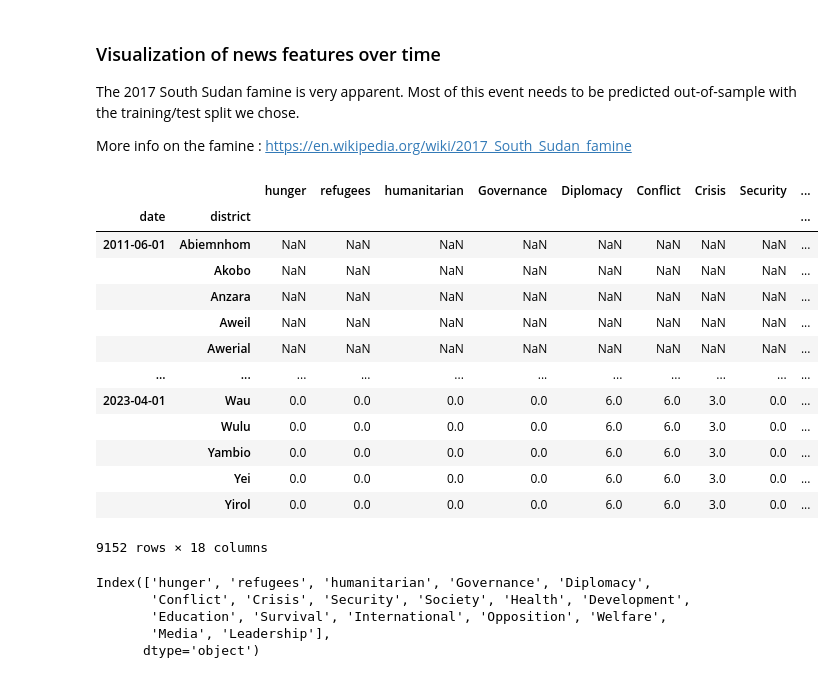
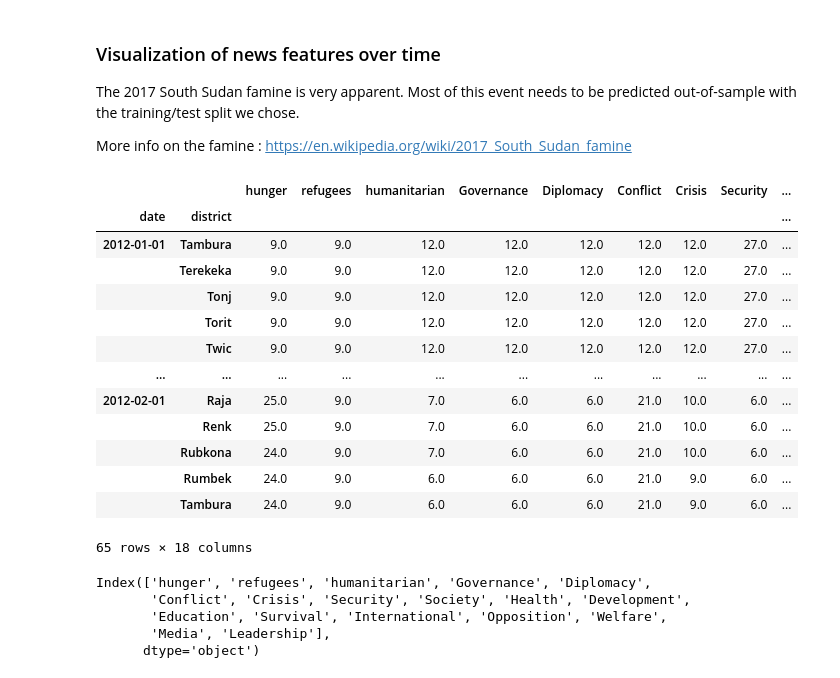
Before and after one commit to EKarasevnl/DC3-Group-13, a Jupyter notebook: predictions_modified.ipynb, the cells around one changed output. Cells and saved outputs as stored; diff of their text form; code cells hidden in the pictures.

```diff
--- a/predictions_modified.ipynb
+++ b/predictions_modified.ipynb
@@ -260,24 +253,24 @@ More info on the famine : https://en.wikipedia.org/wiki/2017_South_Sudan_famine
 # %%
 # country wide news features
 news_features = create_news_features(news_df.columns[2:-1])
 
 # news_features.plot();
-news_features
+news_features.iloc[500:565]
 # %% [output]
 |  |  | hunger | refugees | humanitarian | Governance | Diplomacy | Conflict | Crisis | Security | ... |
 | date | district |  |  |  |  |  |  |  |  | ... |
-| 2011-06-01 | Abiemnhom | NaN | NaN | NaN | NaN | NaN | NaN | NaN | NaN | ... |
-|  | Akobo | NaN | NaN | NaN | NaN | NaN | NaN | NaN | NaN | ... |
-|  | Anzara | NaN | NaN | NaN | NaN | NaN | NaN | NaN | NaN | ... |
-|  | Aweil | NaN | NaN | NaN | NaN | NaN | NaN | NaN | NaN | ... |
-|  | Awerial | NaN | NaN | NaN | NaN | NaN | NaN | NaN | NaN | ... |
+| 2012-01-01 | Tambura | 9.0 | 9.0 | 12.0 | 12.0 | 12.0 | 12.0 | 12.0 | 27.0 | ... |
+|  | Terekeka | 9.0 | 9.0 | 12.0 | 12.0 | 12.0 | 12.0 | 12.0 | 27.0 | ... |
+|  | Tonj | 9.0 | 9.0 | 12.0 | 12.0 | 12.0 | 12.0 | 12.0 | 27.0 | ... |
+|  | Torit | 9.0 | 9.0 | 12.0 | 12.0 | 12.0 | 12.0 | 12.0 | 27.0 | ... |
+|  | Twic | 9.0 | 9.0 | 12.0 | 12.0 | 12.0 | 12.0 | 12.0 | 27.0 | ... |
 | ... | ... | ... | ... | ... | ... | ... | ... | ... | ... | ... |
-| 2023-04-01 | Wau | 0.0 | 0.0 | 0.0 | 0.0 | 6.0 | 6.0 | 3.0 | 0.0 | ... |
-|  | Wulu | 0.0 | 0.0 | 0.0 | 0.0 | 6.0 | 6.0 | 3.0 | 0.0 | ... |
-|  | Yambio | 0.0 | 0.0 | 0.0 | 0.0 | 6.0 | 6.0 | 3.0 | 0.0 | ... |
-|  | Yei | 0.0 | 0.0 | 0.0 | 0.0 | 6.0 | 6.0 | 3.0 | 0.0 | ... |
-|  | Yirol | 0.0 | 0.0 | 0.0 | 0.0 | 6.0 | 6.0 | 3.0 | 0.0 | ... |
+| 2012-02-01 | Raja | 25.0 | 9.0 | 7.0 | 6.0 | 6.0 | 21.0 | 10.0 | 6.0 | ... |
+|  | Renk | 25.0 | 9.0 | 7.0 | 6.0 | 6.0 | 21.0 | 10.0 | 6.0 | ... |
+|  | Rubkona | 24.0 | 9.0 | 7.0 | 6.0 | 6.0 | 21.0 | 10.0 | 6.0 | ... |
+|  | Rumbek | 24.0 | 9.0 | 6.0 | 6.0 | 6.0 | 21.0 | 9.0 | 6.0 | ... |
+|  | Tambura | 24.0 | 9.0 | 6.0 | 6.0 | 6.0 | 21.0 | 9.0 | 6.0 | ... |
-9152 rows × 18 columns
+65 rows × 18 columns
 # %%
 news_features.columns
 # %% [output]
```
Also changed, not shown: parts of 19 cells of this notebook, 9 other files.
